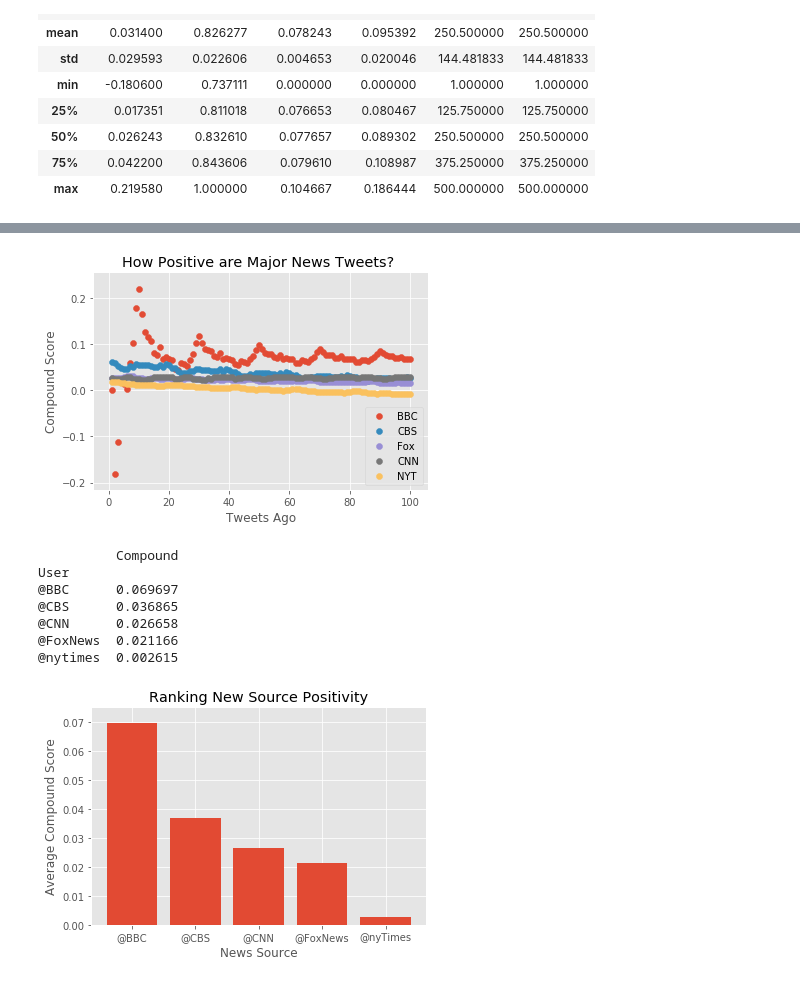
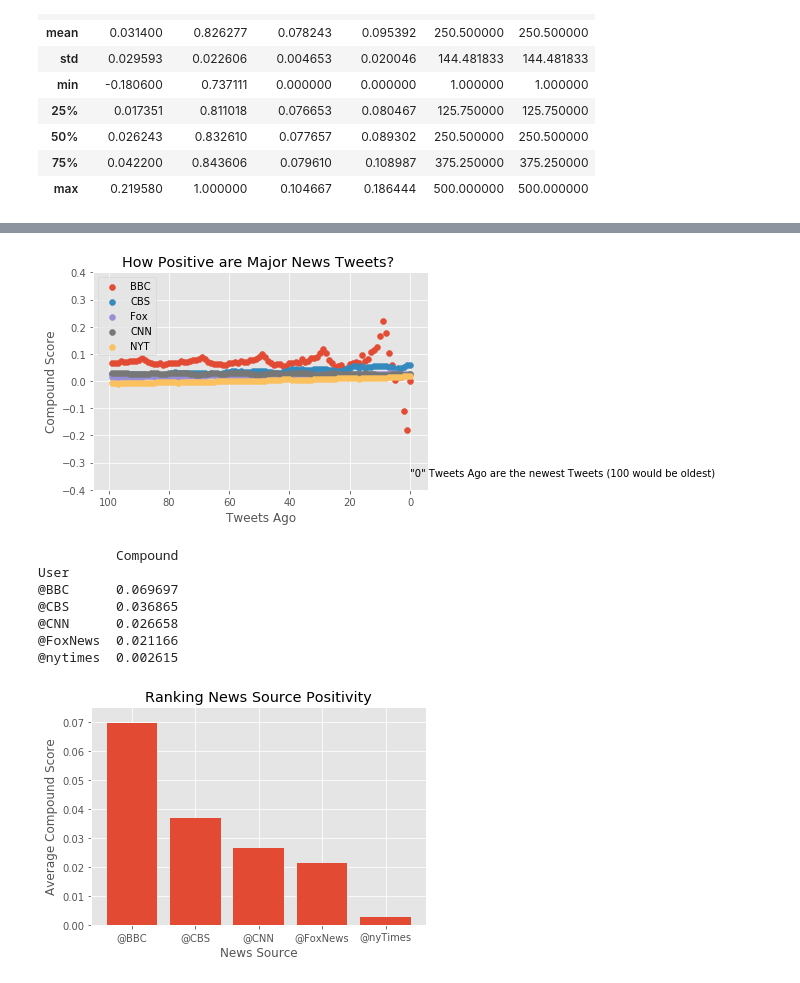
Before and after one commit to MarkovCredit/BootCamp_Spot, a Jupyter notebook: SocialMediaAnalytics/SocialAnalyticsHomework.ipynb, the cells around one changed output, grey strips where cells are left out. Cells and saved outputs as stored; diff of their text form; code cells hidden in the pictures.

```diff
--- a/SocialMediaAnalytics/SocialAnalyticsHomework.ipynb
+++ b/SocialMediaAnalytics/SocialAnalyticsHomework.ipynb
@@ -52,7 +53,7 @@ for target in target_users:
     # Variable for holding the oldest tweet
     oldest_tweet = None
 
-    # Variables for holding sentiments
+
 
 
     # Loop through 10 times
@@ -60,7 +61,7 @@ for target in target_users:
 
         # Run search around each tweet
         public_tweets = api.search(
-            target, count=20, result_type="recent", max_id=oldest_tweet)
+            target, count=20, result_type="recent", max_id=oldest_tweet, lang = 'en')
 
         # Loop through all tweets
         for tweet in public_tweets["statuses"]:
@@ -81,10 +82,6 @@ for target in target_users:
                 negative_list.append(neg)
                 neutral_list.append(neu)
 
-
-                # Set the new oldest_tweet value
-
-
                 # Store the Average Sentiments
                 results_list.append( {
                 "User": target,
@@ -101,9 +98,6 @@ for target in target_users:
                 #increment counter
                 tweets_ago += 1
 
-# Append airline results to 'results_list'
-
-
 print(results_list)
 # %% [output]
 [{'User': '@BBC', 'Text': 'RT @TomLondon6: Why does @BBC give more airtime to Julia Hartley-Brewer @JuliaHB1 than to the entire 13.5 million people in the UK living i…', 'Time of Tweet': 'Sun Sep 16 0 ...
@@ -213,24 +291,28 @@ NYT_Set.describe()
 # %%
 #BBC Scatter Plot
-x_axis = np.arange(1,101,1)
+x_axis = np.arange(0,100,1)
 #print(x_axis)
 #Make it pretty with R's ggplot2 style (oh so good!) but for some reason ggplot in python wouldnt load :(
 plt.style.use('ggplot')
 BBC_plot = plt.scatter(x_axis,BBC_set["Compound"], alpha = 0.99, label = "BBC")
 CBS_plot = plt.scatter(x_axis,CBS_set["Compound"], alpha = 0.99,label = "CBS")
 Fox_plot = plt.scatter(x_axis,FoxNews_Set["Compound"], alpha = 0.99,label = "Fox")
 CNN_plot = plt.scatter(x_axis,CNN_set["Compound"], alpha = 0.99,label = "CNN")
 NYT_plot = plt.scatter(x_axis,NYT_Set["Compound"],alpha = 0.99,label = "NYT")
 
 
 plt.xlabel('Tweets Ago')
+#passing in an argument within matplot lib to invert the X-axis so it is easier for the reader to visualize time
+plt.gca().invert_xaxis()
 plt.ylabel('Compound Score')
+plt.ylim(-.4,.4)
 plt.title(f"How Positive are Major News Tweets? ")
 plt.legend(handles = [BBC_plot,CBS_plot,Fox_plot,CNN_plot,NYT_plot], loc = "best")
+plt.annotate('"0" Tweets Ago are the newest Tweets (100 would be oldest)',(0,-.35))
 #plt.annotate(equation,(80,60))
-plt.savefig('Analysis of Tweets by New Source (last 100).png')
+plt.savefig('Analysis of Tweets by News Source (last 100).png')
 # %% [output]
-[figure, old version]
+[figure, new version]
 # %%
 #Combine averages into a dataframe; I am using pivot table bahahahahahahaah
 news_combined_df = pd.pivot_table(news_sent_df, values = 'Compound',index = 'User',
@@ -243,15 +325,11 @@ plt.bar(x, news_combined_df_2["Compound"])
 #plt.xticks(x,news_combined_df_2["User"])
 plt.xlabel('News Source')
 plt.ylabel('Average Compound Score')
-plt.title(f"Ranking New Source Positivity")
+plt.title(f"Ranking News Source Positivity")
 tick_locations = [value for value in x]
 plt.xticks(tick_locations, ["@BBC", "@CBS", "@CNN", "@FoxNews", "@nyTimes"])
 plt.ylim(0.0,0.075)
-
-
-
-#plt.annotate(equation,(80,60))
-plt.savefig('Ranking New Source Positivity.png')
+plt.savefig('Ranking News Source Positivity.png')
 # %% [output]
           Compound
 User
@@ -260,4 +338,4 @@ User
 @CNN      0.026658
 @FoxNews  0.021166
 @nytimes  0.002615
-[figure, old version]
+[figure, new version]
```
Also changed, not shown: parts of 12 cells of this notebook.
